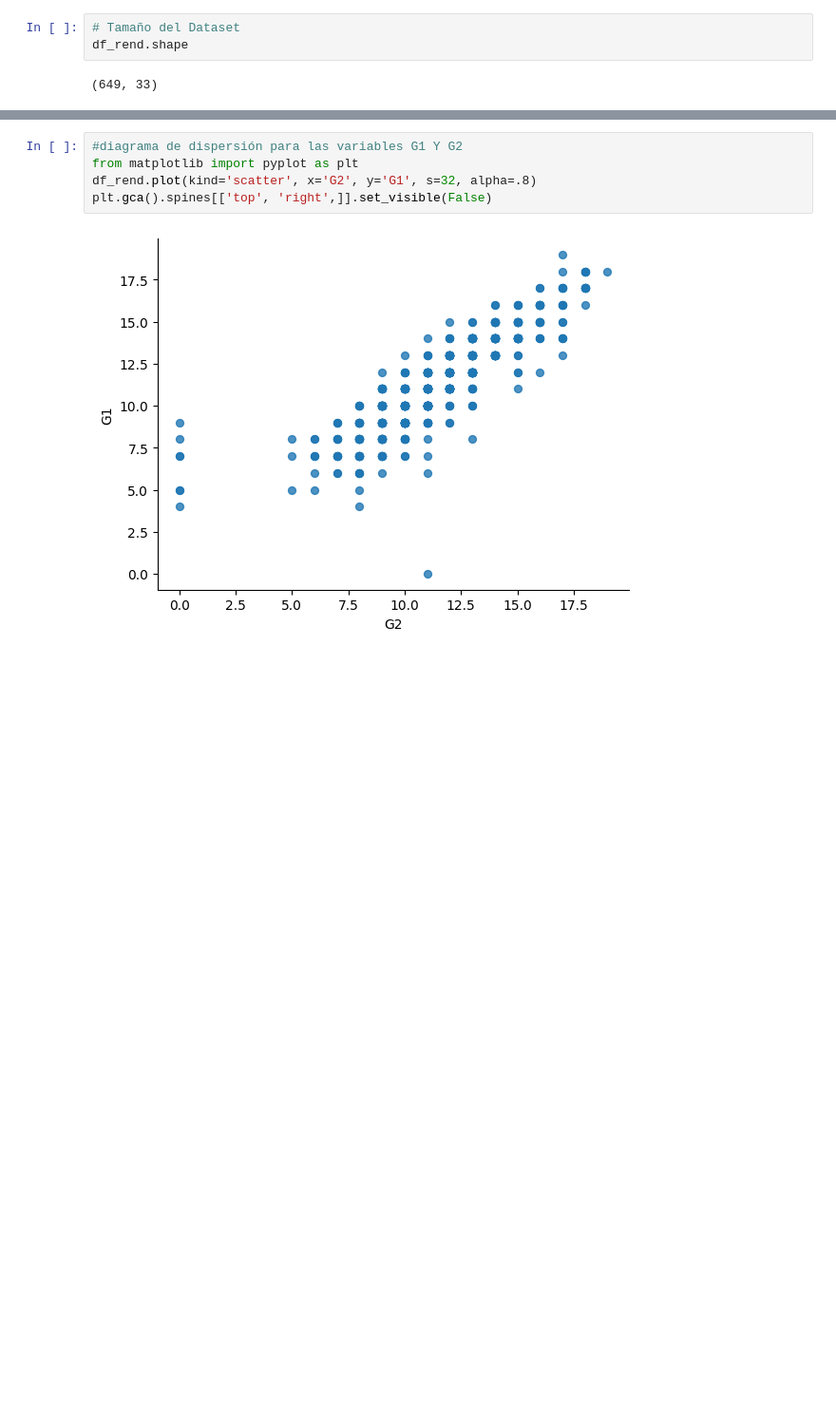
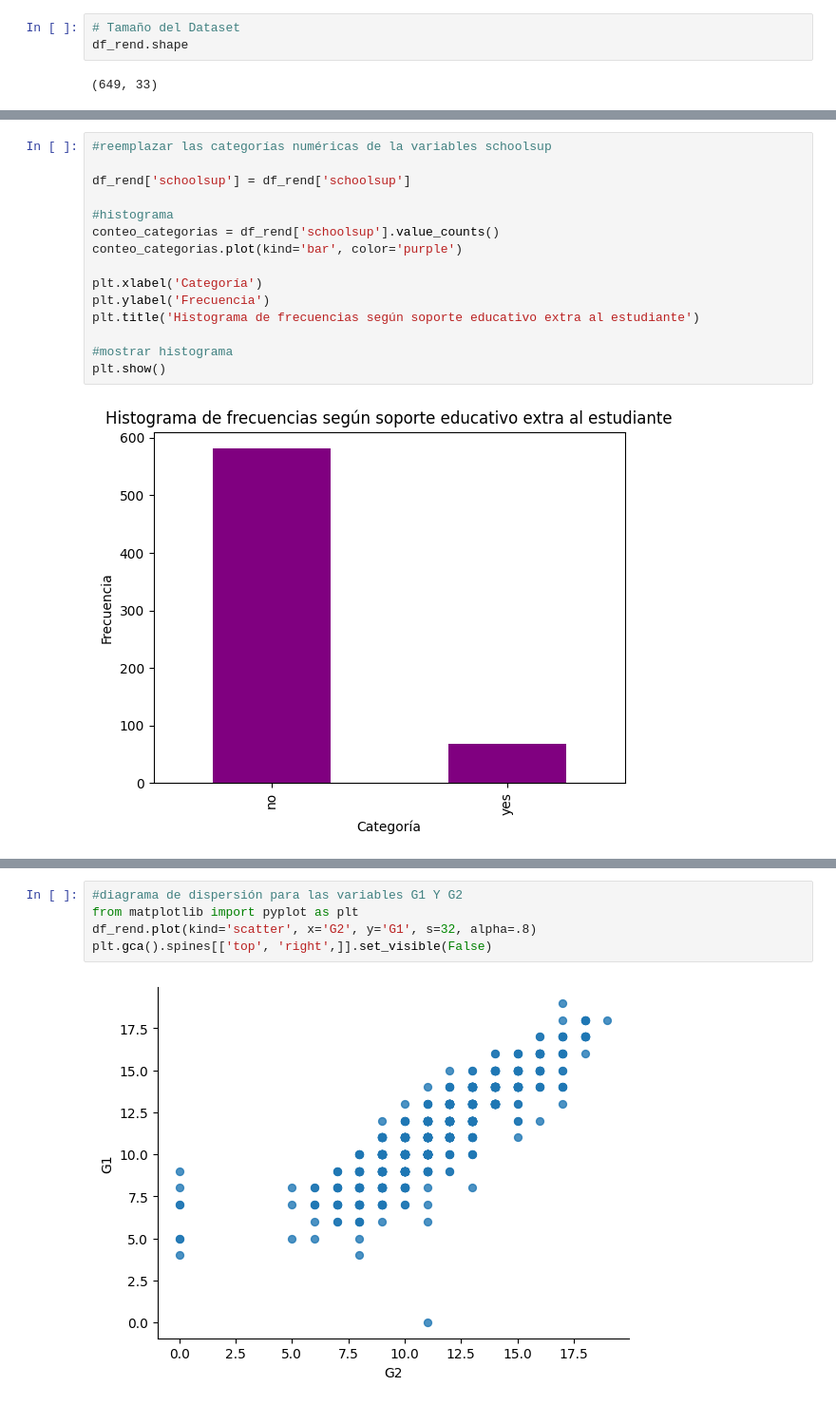
Before and after one commit to VAEH/fundamentos_datos, a Jupyter notebook: Proyecto_Fundamentos.ipynb, the cells around one changed output, grey strips where cells are left out. Shown at 95% size. Drawn from its saved outputs; the diff is of its cells as text; blank space fills up the shorter version.

```diff
--- a/Proyecto_Fundamentos.ipynb
+++ b/Proyecto_Fundamentos.ipynb
@@ -122,3 +122,20 @@ plt.title('Correlation Heatmap', fontsize=20)
 # %% [output]
 Text(0.5, 1.0, 'Correlation Heatmap')
 [figure]
+# %%
+#reemplazar las categorías numéricas de la variables schoolsup
+
+df_rend['schoolsup'] = df_rend['schoolsup']
+
+#histograma
+conteo_categorias = df_rend['schoolsup'].value_counts()
+conteo_categorias.plot(kind='bar', color='purple')
+
+plt.xlabel('Categoría')
+plt.ylabel('Frecuencia')
+plt.title('Histograma de frecuencias según soporte educativo extra al estudiante')
+
+#mostrar histograma
+plt.show()
+# %% [output]
+[figure, added]
```
Also changed, not shown: parts of 18 cells of this notebook.
